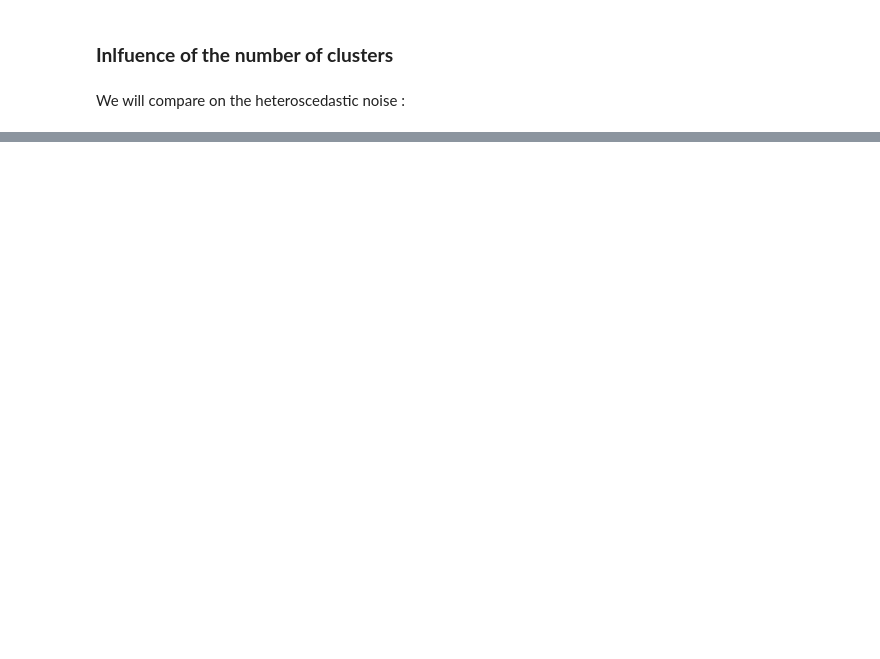
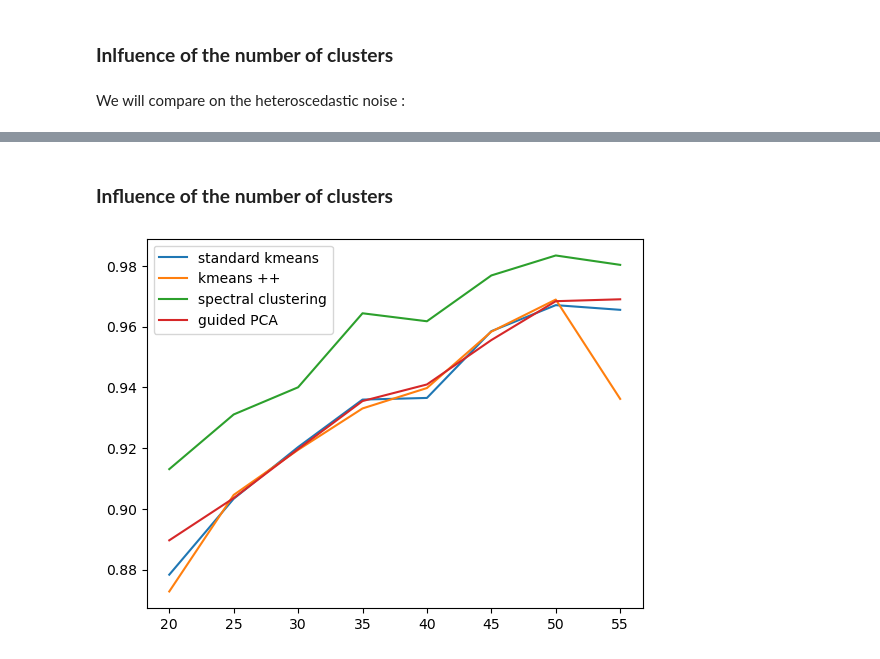
Before and after one commit to alexmaxad/Project-advanced-ML, a Jupyter notebook: Test noisy data.ipynb, the cells around one changed output, grey strips where cells are left out. Drawn from its saved outputs; the diff is of its cells as text; code cells hidden in the pictures; blank space fills up the shorter version.

```diff
--- a/Test noisy data.ipynb
+++ b/Test noisy data.ipynb
@@ -372,0 +419,59 @@ plt.show()
+# %% [markdown]
+### **Influence of the number of clusters**
+# %%
+n_samples = 1000
+n_clusters = 10
+noise_level = 2
+
+accuracy_kmeans = []
+accuracy_kmeans_pp = []
+accuracy_spectral = []
+accuracy_kmeans_pca = []
+
+for feature_number in range(20, 60, 5) :
+
+    n_clusters = cluster_number
+
+    # initial synthetic data
+    X_raw, y = make_blobs(n_samples=n_samples, n_features=feature_number, centers=n_clusters, random_state=42)
+    sc = StandardScaler()
+    sc.fit(X_raw)
+    X = sc.transform(X_raw)
+
+    # add homoscedatic noise
+    X_noisy_heteroscedastic_raw = X + noise_level * np.random.randn(n_samples, feature_number) * X
+    sc.fit(X_noisy_heteroscedastic_raw)
+    X_noisy_heteroscedastic = sc.transform(X_noisy_heteroscedastic_raw)
+
+    # spectral clustering on heteroscedastic noised data
+    labels = final_spectral_clustering_sym(X_noisy_heteroscedastic, euclidian_similarity_function, k_nearest_neighboors= 7, number_of_clusters= n_clusters, weighted=True, eigensolver= compute_matrix_U_ARPACK)
+    y_spectral_heteroscedastic = labels
+    accuracy_spectral.append(rand_score(y, y_spectral_heteroscedastic))
+
+    kmeans_heteroscedastic = generalized_Kmeans(k=n_clusters, init='forgy', random_seed=42)
+    kmeans_heteroscedastic.fit(X_noisy_heteroscedastic)
+    y_heteroscedastic = kmeans_heteroscedastic.predict(X_noisy_heteroscedastic)
+    accuracy_kmeans.append(rand_score(y, y_heteroscedastic))
+
+    kmeans_pp_heteroscedastic = generalized_Kmeans(k=n_clusters, init='kmeans++', random_seed=42)
+    kmeans_pp_heteroscedastic.fit(X_noisy_heteroscedastic)
+    y_pp_heteroscedastic = kmeans_pp_heteroscedastic.predict(X_noisy_heteroscedastic)
+    accuracy_kmeans_pp.append(rand_score(y, y_pp_heteroscedastic))
+
+    # K-means++ on heteroscedatic noised data
+    kmeans_pca_heteroscedastic = generalized_Kmeans(k=n_clusters, init='guided_PCA', random_seed=42)
+    kmeans_pca_heteroscedastic.fit(X_noisy_heteroscedastic)
+    y_pca_heteroscedastic = kmeans_pca_heteroscedastic.predict(X_noisy_heteroscedastic)
+    accuracy_kmeans_pca.append(rand_score(y, y_pca_heteroscedastic))
+
+
+
+plt.plot(list(range(20, 60, 5)), accuracy_kmeans, label = 'standard kmeans')
+plt.plot(list(range(20, 60, 5)), accuracy_kmeans_pp, label = 'kmeans ++')
+plt.plot(list(range(20, 60, 5)), accuracy_spectral, label = 'spectral clustering')
+plt.plot(list(range(20, 60, 5)), accuracy_kmeans_pca, label = 'guided PCA')
+
+plt.legend()
+plt.show()
+# %% [output]
+[figure, added]
```
Also changed, not shown: parts of 10 cells of this notebook.
